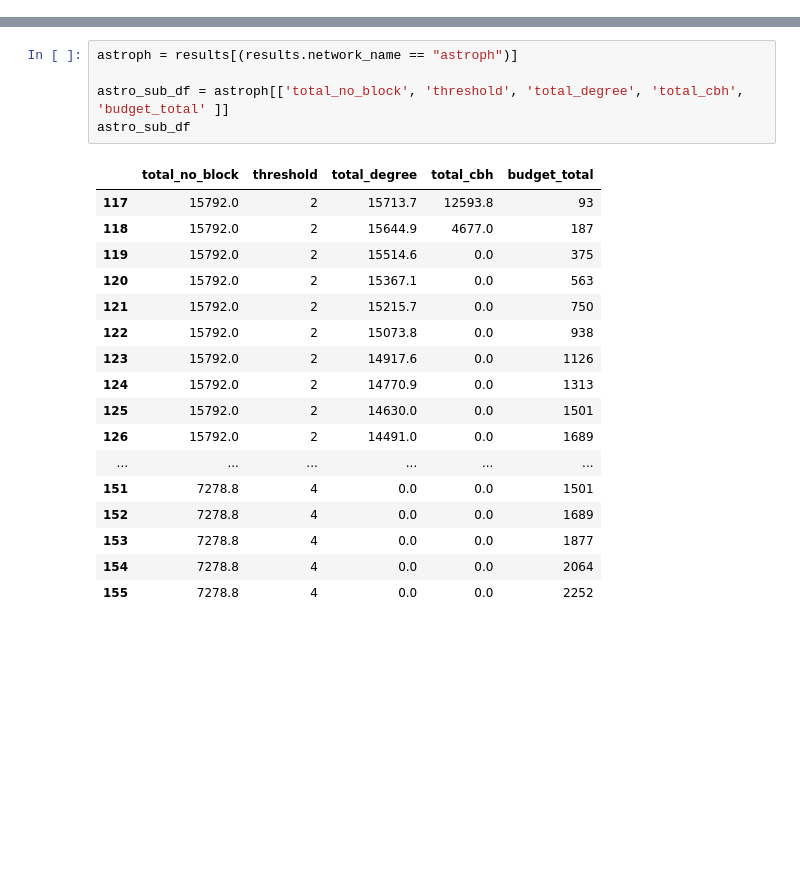
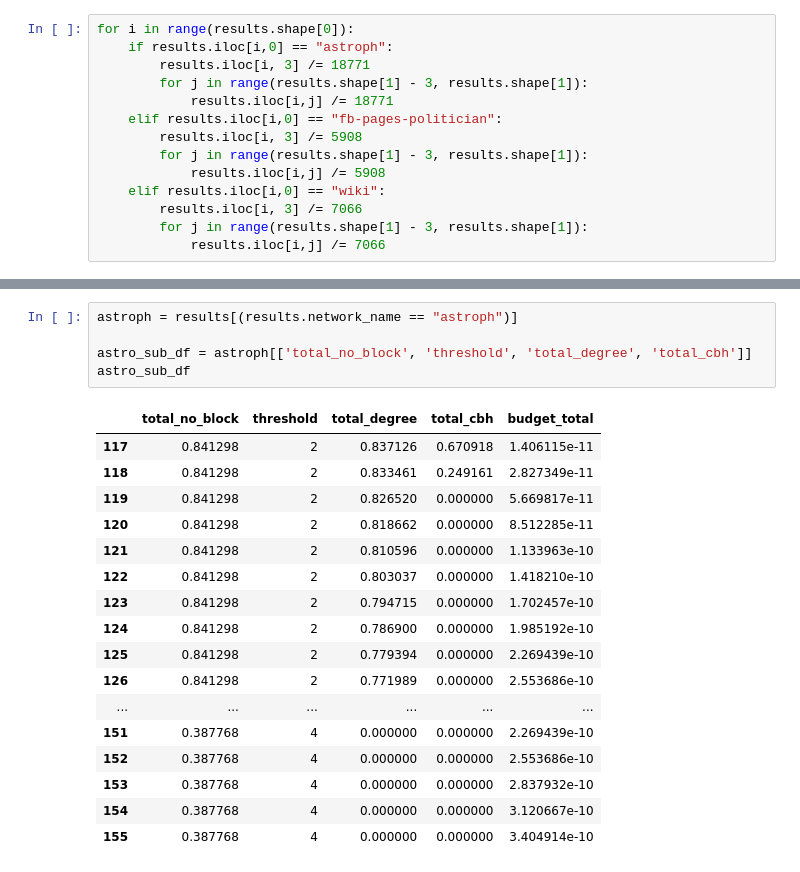
Before and after one commit to hcars/threshold_simulations_refactored, a Jupyter notebook: complex_net_proposal/experiment_results/analysis.ipynb, the cells around one changed output, grey strips where cells are left out. Cells and saved outputs as stored; diff of their text form; blank space fills up the shorter version.

```diff
--- a/complex_net_proposal/experiment_results/analysis.ipynb
+++ b/complex_net_proposal/experiment_results/analysis.ipynb
@@ -21,6 +14,20 @@ Index(['network_name', 'threshold', 'seed_size', 'budget_total', '0_no_block',
 | 41 | fb-pages-politician | 2 | 20 | 118 | 889.0 | 0.0 | 0.0 | 5019.0 | ... |
 | 42 | fb-pages-politician | 2 | 20 | 177 | 889.0 | 0.0 | 0.0 | 5019.0 | ... |
 | 43 | fb-pages-politician | 2 | 20 | 236 | 889.0 | 0.0 | 0.0 | 5019.0 | ... |
+# %%
+for i in range(results.shape[0]):
+    if results.iloc[i,0] == "astroph":
+        results.iloc[i, 3] /= 18771
+        for j in range(results.shape[1] - 3, results.shape[1]):
+            results.iloc[i,j] /= 18771
+    elif results.iloc[i,0] == "fb-pages-politician":
+        results.iloc[i, 3] /= 5908
+        for j in range(results.shape[1] - 3, results.shape[1]):
+            results.iloc[i,j] /= 5908
+    elif results.iloc[i,0] == "wiki":
+        results.iloc[i, 3] /= 7066
+        for j in range(results.shape[1] - 3, results.shape[1]):
+            results.iloc[i,j] /= 7066
 # %%
 import matplotlib.pyplot as plt
 import numpy as np
@@ -53,23 +60,23 @@ for name in names:
 # %%
 astroph = results[(results.network_name == "astroph")]
 
-astro_sub_df = astroph[['total_no_block', 'threshold', 'total_degree', 'total_cbh', 'budget_total' ]]
+astro_sub_df = astroph[['total_no_block', 'threshold', 'total_degree', 'total_cbh']]
 astro_sub_df
 # %% [output]
 |  | total_no_block | threshold | total_degree | total_cbh | budget_total |
-| 117 | 15792.0 | 2 | 15713.7 | 12593.8 | 93 |
-| 118 | 15792.0 | 2 | 15644.9 | 4677.0 | 187 |
-| 119 | 15792.0 | 2 | 15514.6 | 0.0 | 375 |
-| 120 | 15792.0 | 2 | 15367.1 | 0.0 | 563 |
-| 121 | 15792.0 | 2 | 15215.7 | 0.0 | 750 |
-| 122 | 15792.0 | 2 | 15073.8 | 0.0 | 938 |
-| 123 | 15792.0 | 2 | 14917.6 | 0.0 | 1126 |
-| 124 | 15792.0 | 2 | 14770.9 | 0.0 | 1313 |
-| 125 | 15792.0 | 2 | 14630.0 | 0.0 | 1501 |
-| 126 | 15792.0 | 2 | 14491.0 | 0.0 | 1689 |
+| 117 | 0.841298 | 2 | 0.837126 | 0.670918 | 1.406115e-11 |
+| 118 | 0.841298 | 2 | 0.833461 | 0.249161 | 2.827349e-11 |
+| 119 | 0.841298 | 2 | 0.826520 | 0.000000 | 5.669817e-11 |
+| 120 | 0.841298 | 2 | 0.818662 | 0.000000 | 8.512285e-11 |
+| 121 | 0.841298 | 2 | 0.810596 | 0.000000 | 1.133963e-10 |
+| 122 | 0.841298 | 2 | 0.803037 | 0.000000 | 1.418210e-10 |
+| 123 | 0.841298 | 2 | 0.794715 | 0.000000 | 1.702457e-10 |
+| 124 | 0.841298 | 2 | 0.786900 | 0.000000 | 1.985192e-10 |
+| 125 | 0.841298 | 2 | 0.779394 | 0.000000 | 2.269439e-10 |
+| 126 | 0.841298 | 2 | 0.771989 | 0.000000 | 2.553686e-10 |
 | ... | ... | ... | ... | ... | ... |
-| 151 | 7278.8 | 4 | 0.0 | 0.0 | 1501 |
-| 152 | 7278.8 | 4 | 0.0 | 0.0 | 1689 |
-| 153 | 7278.8 | 4 | 0.0 | 0.0 | 1877 |
-| 154 | 7278.8 | 4 | 0.0 | 0.0 | 2064 |
-| 155 | 7278.8 | 4 | 0.0 | 0.0 | 2252 |
+| 151 | 0.387768 | 4 | 0.000000 | 0.000000 | 2.269439e-10 |
+| 152 | 0.387768 | 4 | 0.000000 | 0.000000 | 2.553686e-10 |
+| 153 | 0.387768 | 4 | 0.000000 | 0.000000 | 2.837932e-10 |
+| 154 | 0.387768 | 4 | 0.000000 | 0.000000 | 3.120667e-10 |
+| 155 | 0.387768 | 4 | 0.000000 | 0.000000 | 3.404914e-10 |
```
Also changed, not shown: parts of 2 cells of this notebook, 3 other files.
